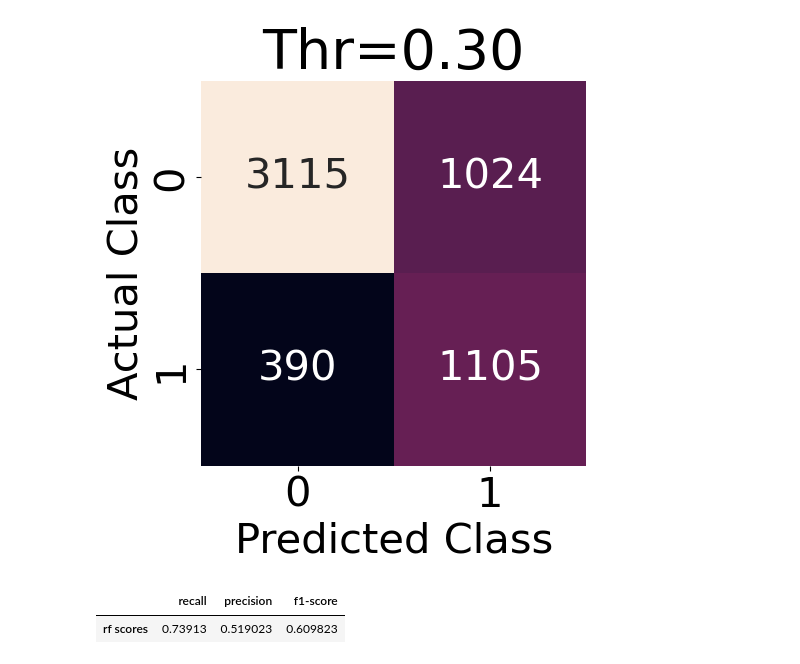
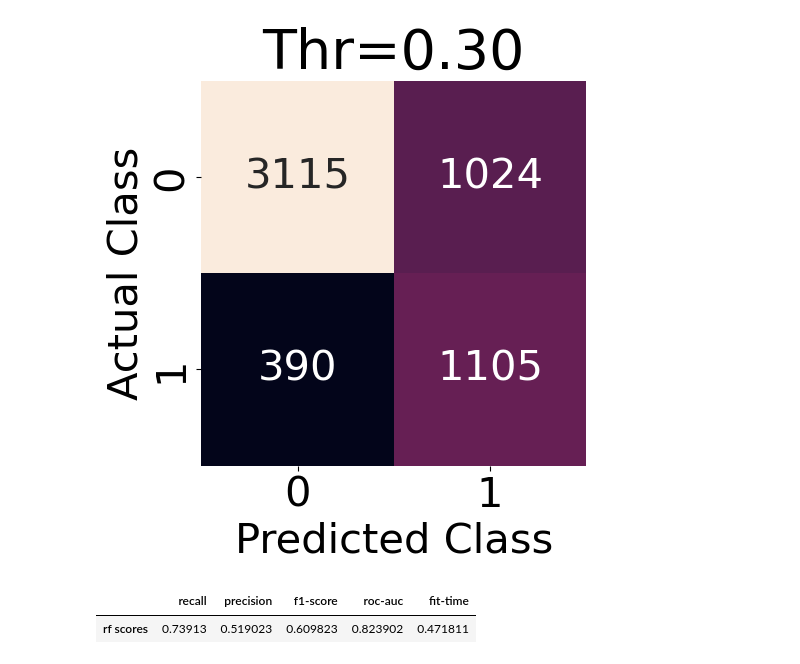
Before and after one commit to RKL13/BS_Telecom_Customer_Churn, a Jupyter notebook: Modeling.ipynb, the cells around one changed output. Cells and saved outputs as stored; diff of their text form; code cells hidden in the pictures.

Commit message:
Model selection set up, Business Function init

```diff
--- a/Modeling.ipynb
+++ b/Modeling.ipynb
@@ -91,28 +87,7 @@ column_transformer = \
 # %% [markdown]
 Functions
 # %%
-def plot_confusion_matrix(y_ground_truth, y_predicted, threshold):
-
-    fig, ax = plt.subplots(figsize=(5,5))
-
-    computed_confusion_matrix = \
-            confusion_matrix(y_ground_truth, (y_predicted[:,1] >= threshold).astype(int))
-
-
-    sns.heatmap(pd.DataFrame(computed_confusion_matrix),
-                annot=True,
-                fmt=".0f",
-                square=True,
-                ax = ax,
-                cbar=False,
-                annot_kws={"size": text_size}
-    )
-
-    ax.set_ylabel('Actual Class', fontsize=text_size)
-    ax.set_xlabel('Predicted Class', fontsize=text_size)
-    ax.tick_params(labelsize=tick_size)
-    ax.set_title('Thr={:.2f}'.format(threshold), fontsize=title_size-10)
-    plt.show();
+# Computational
 
 def find_optimal_threshold(y_ground_truth, y_predicted):
 
@@ -123,15 +98,19 @@ def find_optimal_threshold(y_ground_truth, y_predicted):
 
     return optimal_threshold
 
-def return_recall_precision_f1(y_ground_truth, y_predicted, threshold, model_name='model'):
+def return_recall_precision_f1(y_ground_truth, y_predicted, threshold, refit_time, model_name='model'):
 
     recall = recall_score(y_ground_truth, (y_predicted[:,1] >= threshold).astype(int))
     precision = precision_score(y_ground_truth, (y_predicted[:,1] >= threshold).astype(int))
     f1 = f1_score(y_ground_truth, (y_predicted[:,1] >= threshold).astype(int))
 
-    metrics_df = pd.DataFrame(columns = ['recall', 'precision', 'f1-score'],
-                              data = [[recall, precision, f1]],
-                              index = ['{} scores'.format(model_name)])
+    # https://towardsdatascience.com/interpreting-roc-curve-and-roc-auc-for-classification-evaluation-28ec3983f077
+
+    roc_auc = roc_auc_score(y_train, y_predicted[:,1])
+
+    metrics_df = pd.DataFrame(columns = ['recall', 'precision', 'f1-score', 'roc-auc', 'fit-time'],
+                              data = [[recall, precision, f1, roc_auc, refit_time]],
+                              index = ['{}'.format(model_name)])
 
 
     return metrics_df
@@ -285,7 +370,7 @@ plot_confusion_matrix(y_train, rf_pred_train, rf_optimal_threshold)
 # %% [output]
 [figure]
 # %%
-return_recall_precision_f1(y_train, rf_pred_train, rf_optimal_threshold, 'rf')
+return_recall_precision_f1(y_train, rf_pred_train, rf_optimal_threshold, rf_pipe_gs.refit_time_, 'rf scores')
 # %% [output]
-|  | recall | precision | f1-score |
-| rf scores | 0.73913 | 0.519023 | 0.609823 |
+|  | recall | precision | f1-score | roc-auc | fit-time |
+| rf scores | 0.73913 | 0.519023 | 0.609823 | 0.823902 | 0.471811 |
```
Also changed, not shown: parts of 20 cells of this notebook.
